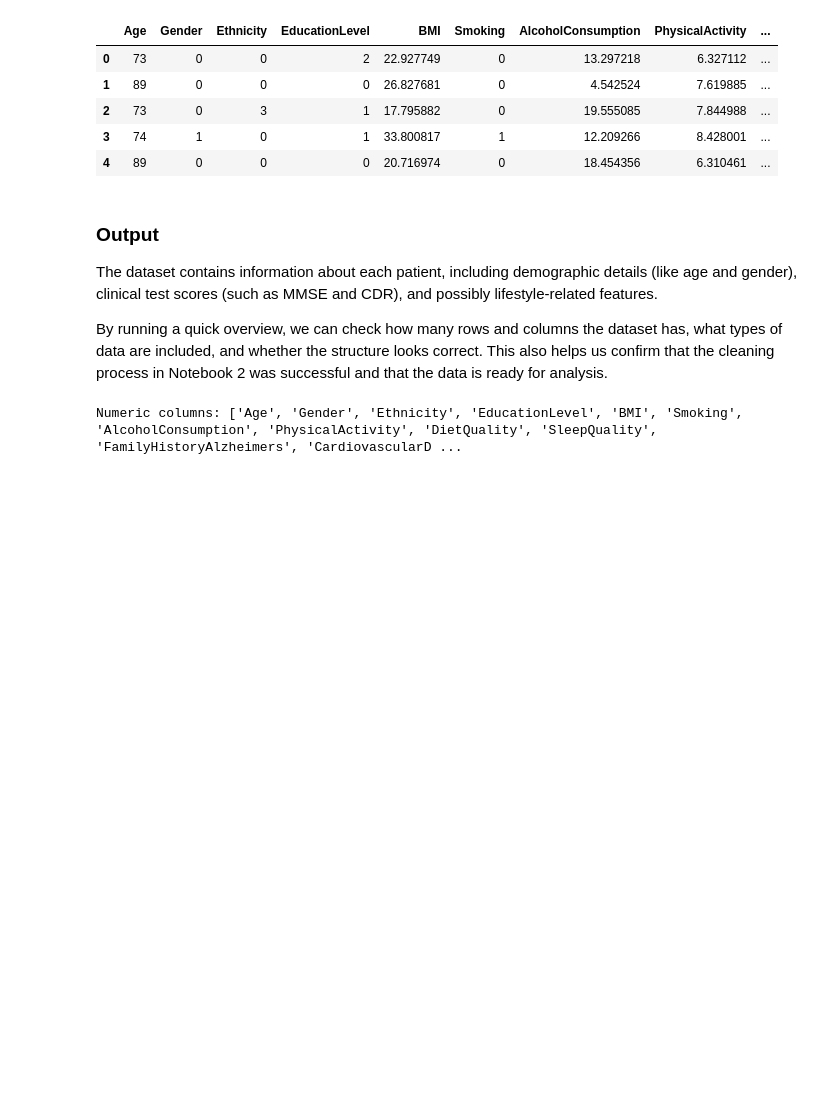
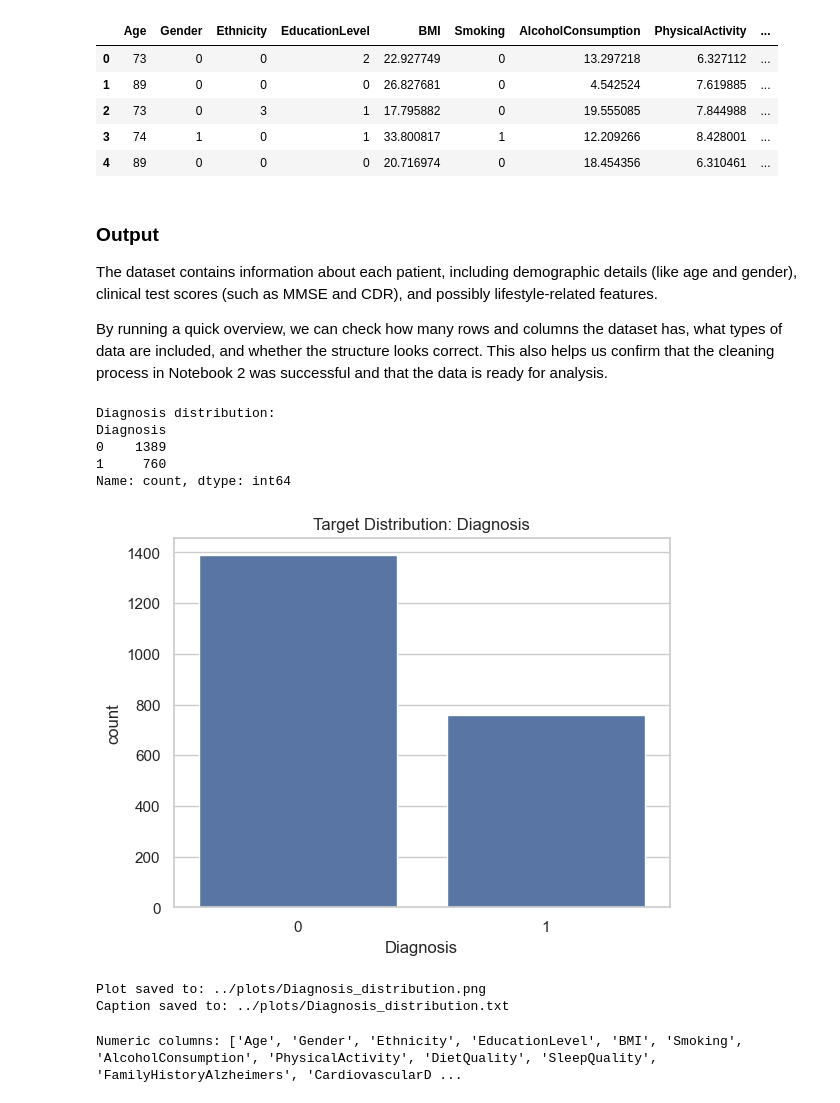
Before and after one commit to FeliciaFavrholdt/BI_EXAM, a Jupyter notebook: Analysis/notebooks/03_Exploratory_Data_Analysis.ipynb, the cells around one changed output. Cells and saved outputs as stored; diff of their text form; code cells hidden in the pictures; blank space fills up the shorter version.

```diff
--- a/Analysis/notebooks/03_Exploratory_Data_Analysis.ipynb
+++ b/Analysis/notebooks/03_Exploratory_Data_Analysis.ipynb
@@ -84,3 +86,28 @@ By running a quick overview, we can check how many rows and columns the dataset
+# %%
+# Define the target column
+target_column = "Diagnosis"
+
+# Display class counts
+print("Diagnosis distribution:")
+print(df[target_column].value_counts())
+
+# Plot the distribution
+fig, ax = plt.subplots()
+sns.countplot(x=target_column, data=df, ax=ax)
+ax.set_title(f"Target Distribution: {target_column}")
+plt.show()
+
+# Save plot for Streamlit/app use
+save_plot(fig, f"{target_column}_distribution.png", caption="Distribution of Alzheimer’s diagnosis categories")
+# %% [output]
+Diagnosis distribution:
+Diagnosis
+0    1389
+1     760
+Name: count, dtype: int64
+[figure, added]
+Plot saved to: ../plots/Diagnosis_distribution.png
+Caption saved to: ../plots/Diagnosis_distribution.txt
 # %%
 # Define target variable
 target_column = "Diagnosis"  # Adjust if your target is different
```
Also changed, not shown: parts of 1 cell of this notebook, 4 other files.
